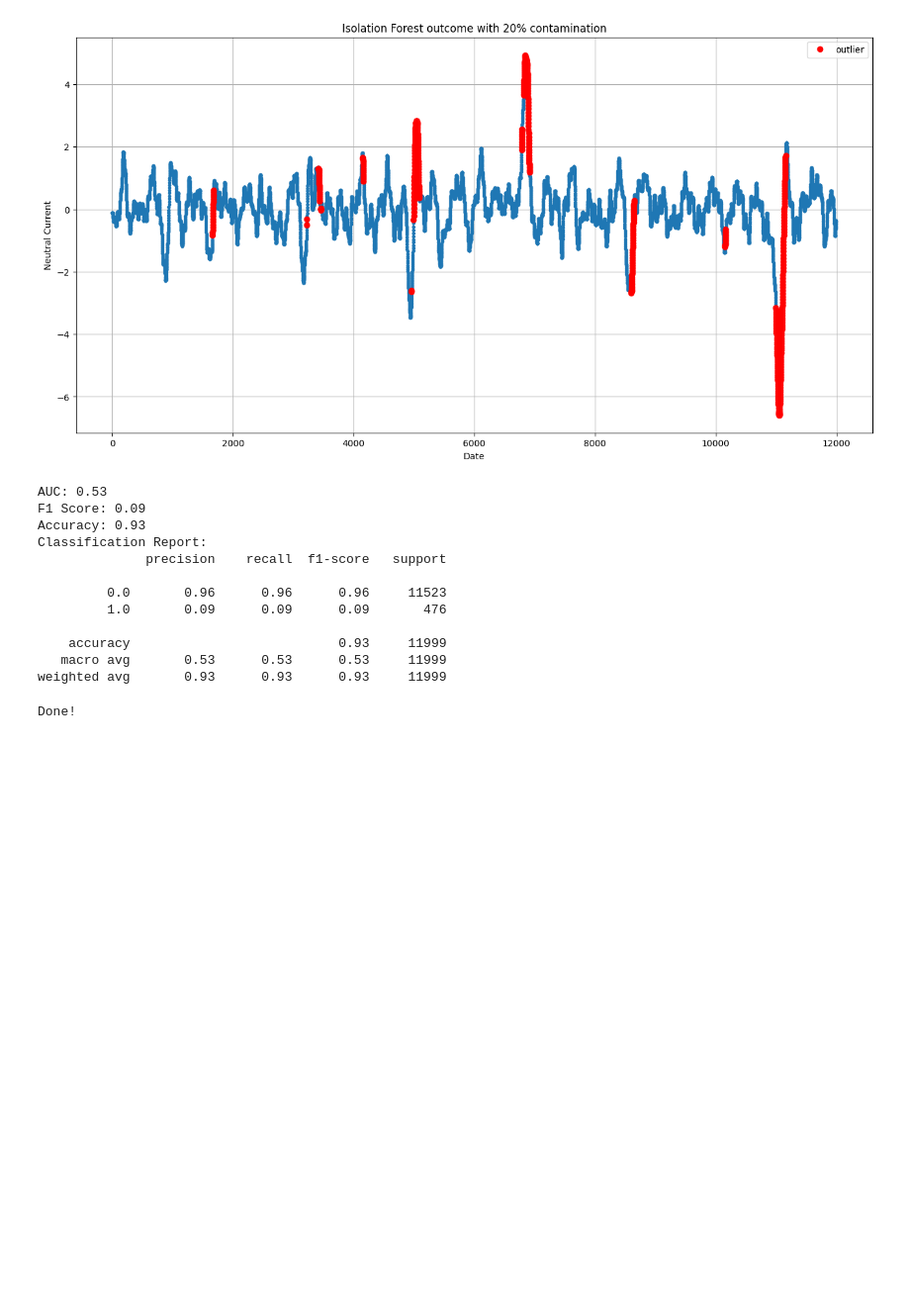
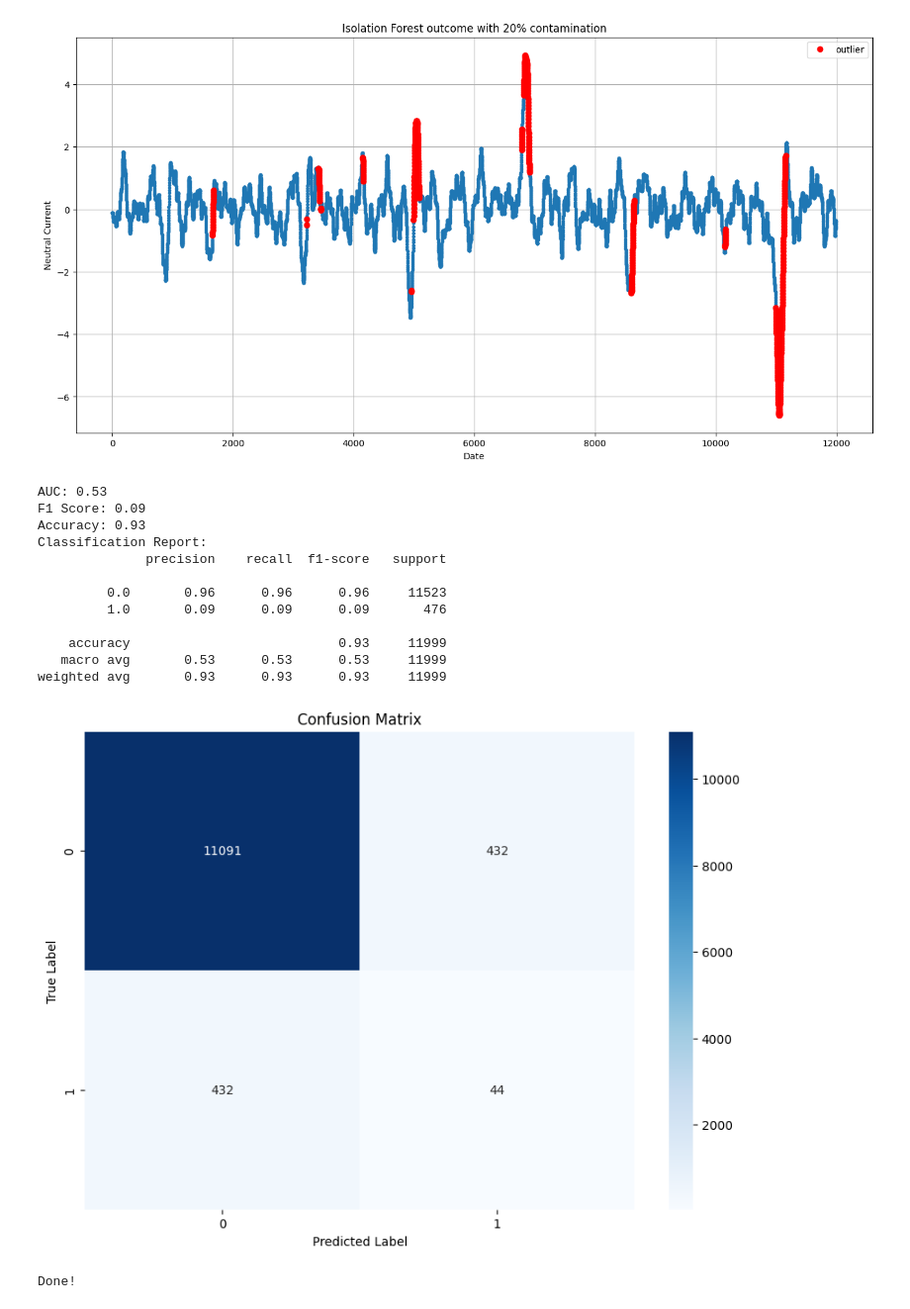
Before and after one commit to ConstantinovMihai/HumanSimulator, a Jupyter notebook: Data/Models/isolation_forest.ipynb, the cells around one changed output. Shown at 99% size. Cells and saved outputs as stored; diff of their text form; code cells hidden in the pictures; blank space fills up the shorter version.

```diff
--- a/Data/Models/isolation_forest.ipynb
+++ b/Data/Models/isolation_forest.ipynb
@@ -61,5 +43,0 @@ y = tc
-# %%
-# Convert to DataFrame
-df = pd.DataFrame(X, columns=['error_signal', 'u_signal', 'error_signal_derivative', 'u_signal_derivative'])
-
-df['label'] = y[:-1]
@@ -169,33 +273,49 @@ y_pred = df['anomaly_value_binary']
 
 # Compute AUC
 auc_score = roc_auc_score(y_true, y_pred)
 print(f"AUC: {auc_score:.2f}")
 
 # Compute F1 Score
 f1 = f1_score(y_true, y_pred)
 print(f"F1 Score: {f1:.2f}")
 
 # Compute Accuracy
 accuracy = accuracy_score(y_true, y_pred)
 print(f"Accuracy: {accuracy:.2f}")
 
 # Print a detailed classification report
 report = classification_report(y_true, y_pred)
 print("Classification Report:")
 print(report)
+
+
+def plot_heatmap(true_labels, predicted_labels):
+  plt.figure(figsize=(10, 7))
+
+  cm = confusion_matrix(true_labels, predicted_labels)
+  sns.heatmap(cm, annot=True, fmt='d', cmap='Blues',
+              xticklabels=np.arange(cm.shape[1]),
+              yticklabels=np.arange(cm.shape[0]))
+  plt.xlabel('Predicted Label')
+  plt.ylabel('True Label')
+  plt.title('Confusion Matrix')
+  plt.show()
+
+plot_heatmap(y_true, y_pred)
 # %% [output]
 AUC: 0.53
 F1 Score: 0.09
 Accuracy: 0.93
 Classification Report:
               precision    recall  f1-score   support
 
          0.0       0.96      0.96      0.96     11523
          1.0       0.09      0.09      0.09       476
 
     accuracy                           0.93     11999
    macro avg       0.53      0.53      0.53     11999
 weighted avg       0.93      0.93      0.93     11999
+[figure, added]
 # %%
 print('Done!')
 # %% [output]
```
Also changed, not shown: parts of 11 cells of this notebook, 8 other files.
